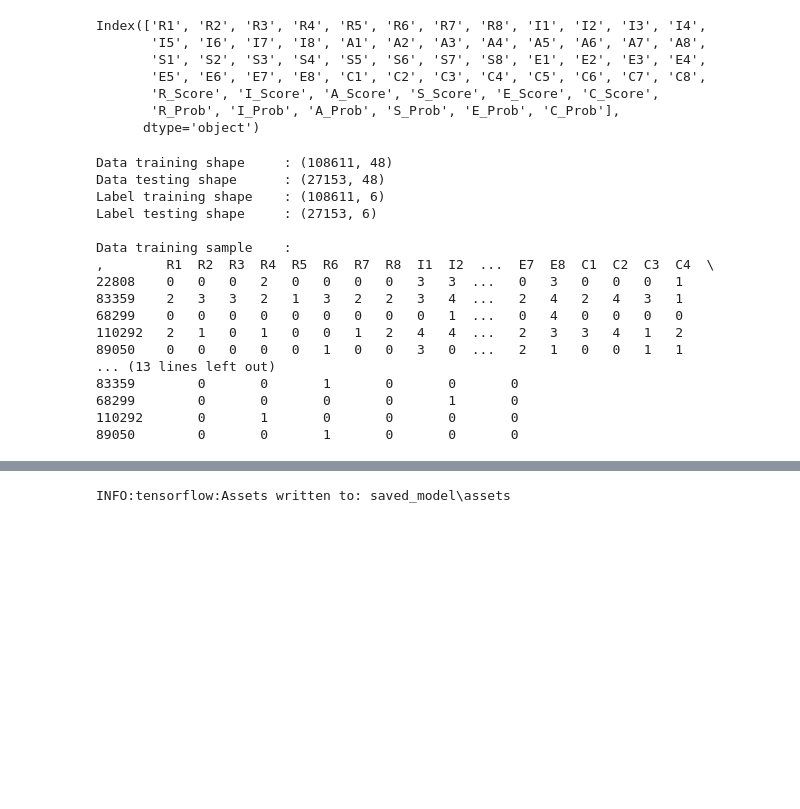
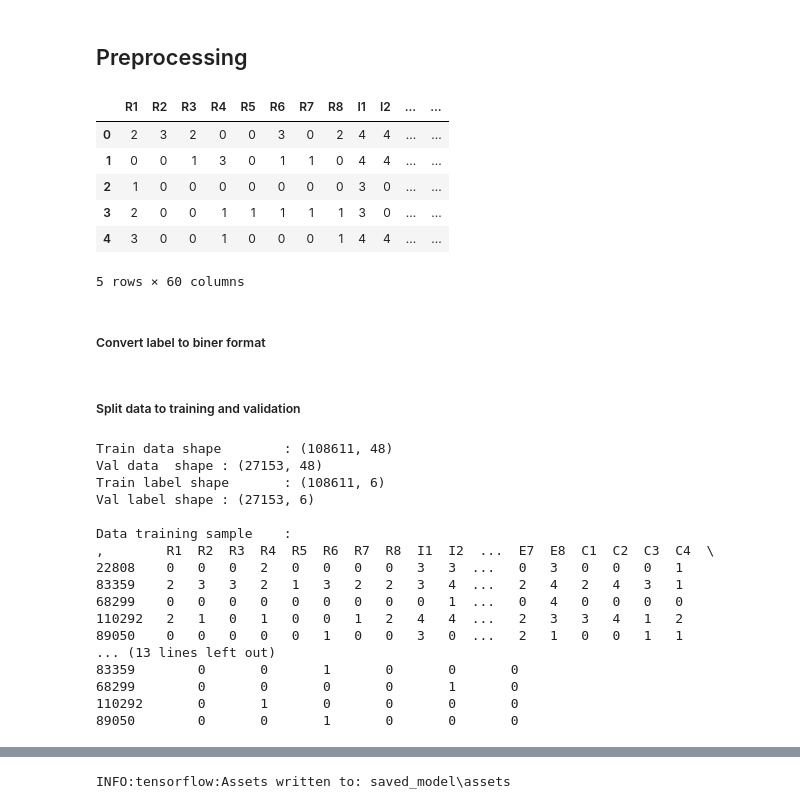
Before and after one commit to PathXplorer-C242-PS289/MachineLearning, a Jupyter notebook: multi-class-model.ipynb, the cells around one changed output, grey strips where cells are left out. Cells and saved outputs as stored; diff of their text form; code cells hidden in the pictures; blank space fills up the shorter version.

```diff
--- a/multi-class-model.ipynb
+++ b/multi-class-model.ipynb
@@ -31,10 +14,0 @@ df = pd.read_csv(FILE_PATH)
-# %%
-print(df.columns)
-# %% [output]
-Index(['R1', 'R2', 'R3', 'R4', 'R5', 'R6', 'R7', 'R8', 'I1', 'I2', 'I3', 'I4',
-       'I5', 'I6', 'I7', 'I8', 'A1', 'A2', 'A3', 'A4', 'A5', 'A6', 'A7', 'A8',
-       'S1', 'S2', 'S3', 'S4', 'S5', 'S6', 'S7', 'S8', 'E1', 'E2', 'E3', 'E4',
-       'E5', 'E6', 'E7', 'E8', 'C1', 'C2', 'C3', 'C4', 'C5', 'C6', 'C7', 'C8',
-       'R_Score', 'I_Score', 'A_Score', 'S_Score', 'E_Score', 'C_Score',
-       'R_Prob', 'I_Prob', 'A_Prob', 'S_Prob', 'E_Prob', 'C_Prob'],
-      dtype='object')
@@ -41,3 +23,18 @@ Index(['R1', 'R2', 'R3', 'R4', 'R5', 'R6', 'R7', 'R8', 'I1', 'I2', 'I3', 'I4',
+# %% [markdown]
+## Preprocessing
+# %%
+df = pd.read_csv(FILE_PATH)
+df.head()
+# %% [output]
+|  | R1 | R2 | R3 | R4 | R5 | R6 | R7 | R8 | I1 | I2 | ... | ... |
+| 0 | 2 | 3 | 2 | 0 | 0 | 3 | 0 | 2 | 4 | 4 | ... | ... |
+| 1 | 0 | 0 | 1 | 3 | 0 | 1 | 1 | 0 | 4 | 4 | ... | ... |
+| 2 | 1 | 0 | 0 | 0 | 0 | 0 | 0 | 0 | 3 | 0 | ... | ... |
+| 3 | 2 | 0 | 0 | 1 | 1 | 1 | 1 | 1 | 3 | 0 | ... | ... |
+| 4 | 3 | 0 | 0 | 1 | 0 | 0 | 0 | 1 | 4 | 4 | ... | ... |
+5 rows × 60 columns
+# %% [markdown]
+##### Convert label to biner format
 # %%
 feature_columns = [f'{col}{i}' for col in 'RIASEC' for i in range(1, 9)]
 x = df[feature_columns]
@@ -45,21 +42,23 @@ x = df[feature_columns]
 label_columns = ['R_Prob','I_Prob','A_Prob','S_Prob','E_Prob','C_Prob']
 y = pd.get_dummies(df[label_columns].idxmax(axis=1)).astype(int)
 y = y.reindex(columns=label_columns, fill_value=0)
+# %% [markdown]
+##### Split data to training and validation
 # %%
-x_train, x_test, y_train, y_test = train_test_split(x, y, test_size=0.2, random_state=42)
+x_train, x_test, y_train, y_val = train_test_split(x, y, test_size=0.2, random_state=42)
 
-print(f"Data training shape\t: {x_train.shape[:]}")
-print(f"Data testing shape\t: {x_test.shape[:]}")
-print(f"Label training shape\t: {y_train.shape[:]}")
-print(f"Label testing shape\t: {y_test.shape[:]}")
+print(f"Train data shape\t: {x_train.shape[:]}")
+print(f"Val data  shape\t: {x_test.shape[:]}")
+print(f"Train label shape\t: {y_train.shape[:]}")
+print(f"Val label shape\t: {y_val.shape[:]}")
 
 print(f"\nData training sample\t:\n,{x_train.head()}")
 print(f"\nLabel training sample\t:\n,{y_train.head()}")
 # %% [output]
-Data training shape     : (108611, 48)
-Data testing shape      : (27153, 48)
-Label training shape    : (108611, 6)
-Label testing shape     : (27153, 6)
+Train data shape        : (108611, 48)
+Val data  shape : (27153, 48)
+Train label shape       : (108611, 6)
+Val label shape : (27153, 6)
 
 Data training sample    :
 ,        R1  R2  R3  R4  R5  R6  R7  R8  I1  I2  ...  E7  E8  C1  C2  C3  C4  \
```
Also changed, not shown: parts of 30 cells of this notebook, 6 other files.
